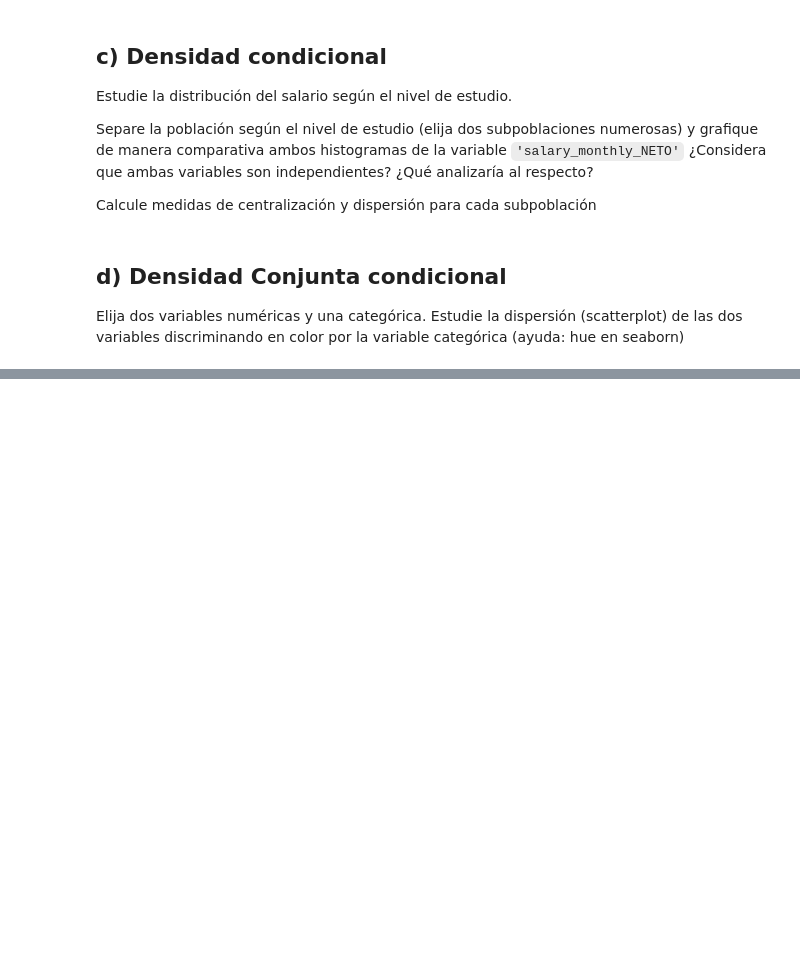
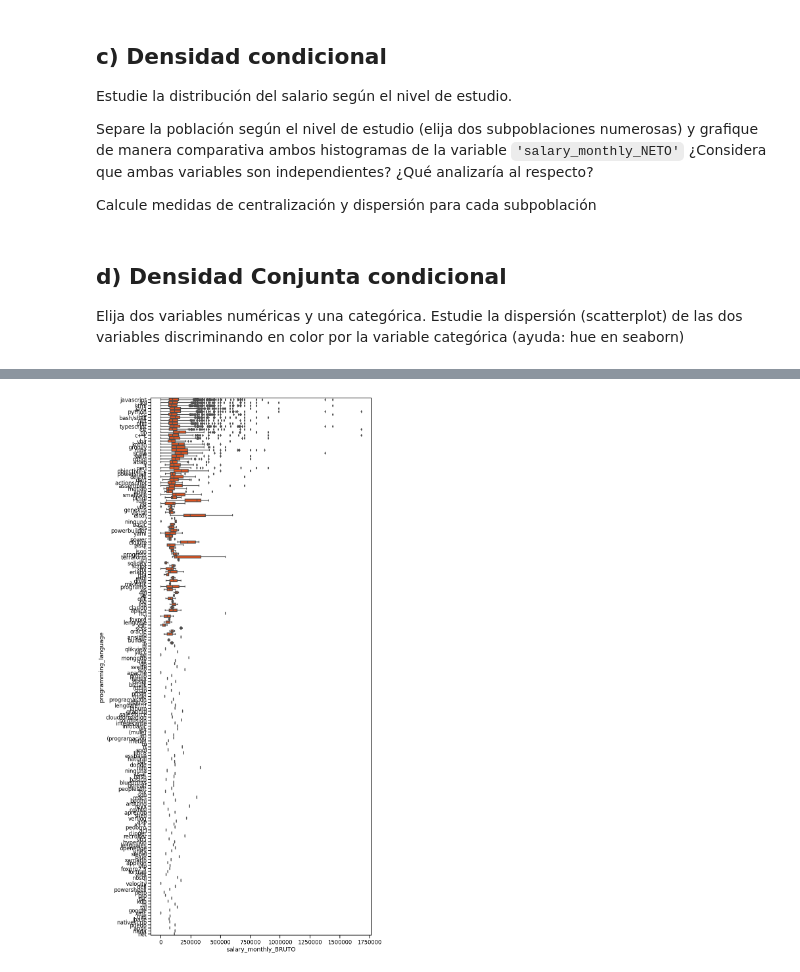
Before and after one commit to fnbellomo/DiploDatos2021, a Jupyter notebook: AyVD/Copy_of_Entregable_Parte_1_franco.ipynb, the cells around one changed output, grey strips where cells are left out. Cells and saved outputs as stored; diff of their text form; code cells hidden in the pictures; blank space fills up the shorter version.

```diff
--- a/AyVD/Copy_of_Entregable_Parte_1_franco.ipynb
+++ b/AyVD/Copy_of_Entregable_Parte_1_franco.ipynb
@@ -222,0 +252,12 @@ total_en_blanco / len(df_lang)
+# %%
+plt.figure(figsize=(12, 30))
+seaborn.boxplot(
+    data=df_filter,
+    x="salary_monthly_BRUTO",
+    y="programming_language",
+    color='orangered',
+    order=sort_langs,
+  )
+plt.ticklabel_format(style='plain', axis='x')
+# %% [output]
+[figure, added]
```
Also changed, not shown: parts of 8 cells of this notebook.
